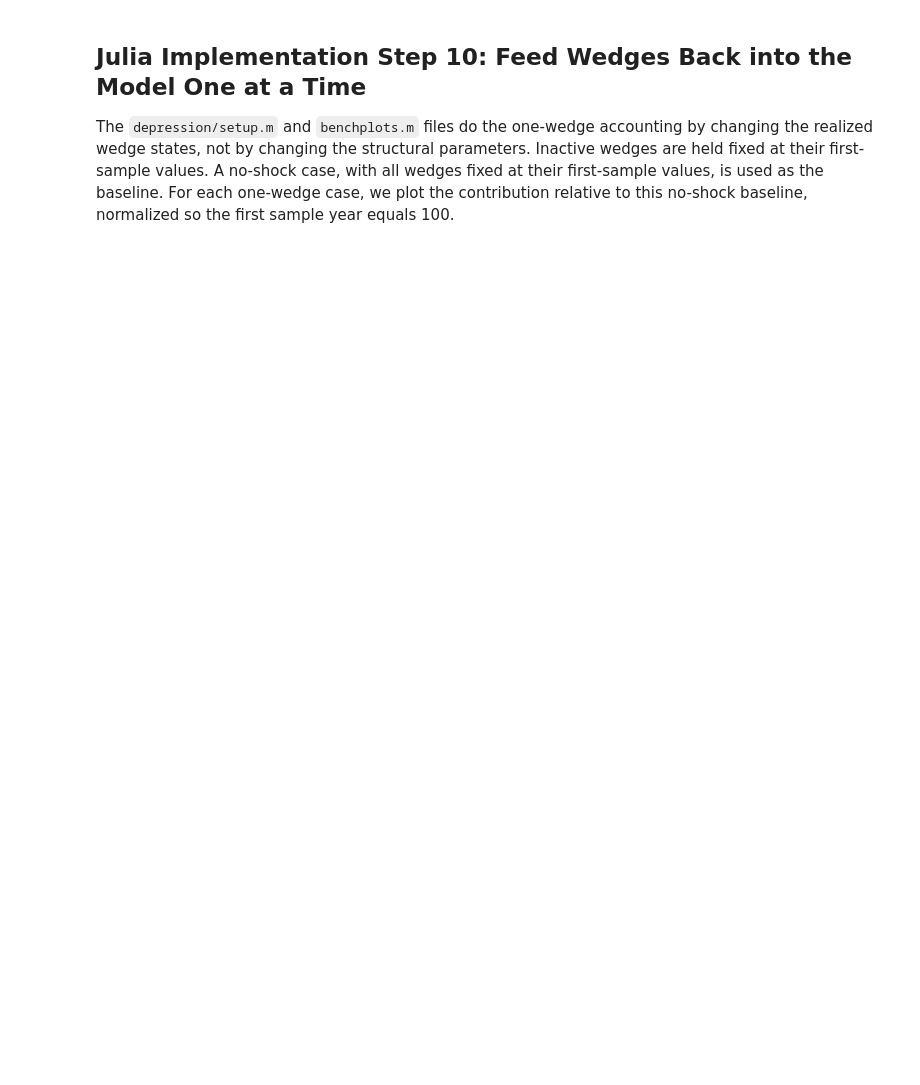
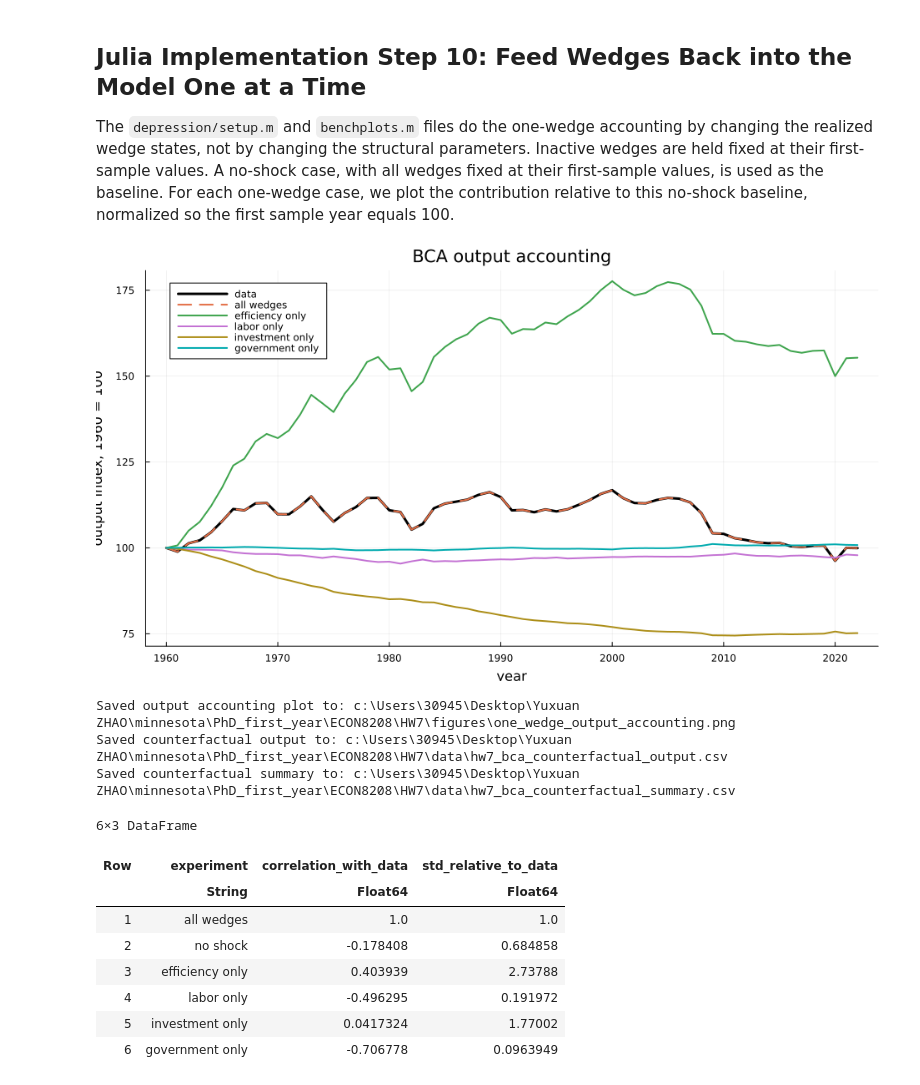
Before and after one commit to YuxuanZhao-Econ/ECON8208, a Jupyter notebook: HW7/HW7.ipynb, the cells around one changed output. Drawn from its saved outputs; the diff is of its cells as text; code cells hidden in the pictures; blank space fills up the shorter version.

Commit message:
version2: quarter data with g_t

```diff
--- a/HW7/HW7.ipynb
+++ b/HW7/HW7.ipynb
@@ -2320,0 +1281,66 @@ subwindow_82
+# %%
+# -------------------------------------------------------
+# Step 10: one-wedge accounting via bca_one_wedge_accounting
+# -------------------------------------------------------
+counterfactual_output, cf_summary, level_series = bca_one_wedge_accounting(
+    ss_hat, wedges, ckm_final_inputs, Yobs, years,
+)
+
+# Unpack for the subwindow plots in the next cell.
+y_data_level = level_series.y_data_level
+y_all_level  = level_series.y_all_level
+y_no_level   = level_series.y_no_level
+y_z_contrib  = level_series.y_z_contrib
+y_h_contrib  = level_series.y_h_contrib
+y_x_contrib  = level_series.y_x_contrib
+y_g_contrib  = level_series.y_g_contrib
+
+# --- Plot: full-sample one-wedge accounting ---
+p_output = plot(years, counterfactual_output.data_index, label = "data", linewidth = 3, color = :black)
+plot!(p_output, years, counterfactual_output.all_wedges_index,      label = "all wedges",       linewidth = 2, linestyle = :dash)
+plot!(p_output, years, counterfactual_output.efficiency_only_index, label = "efficiency only",  linewidth = 2)
+plot!(p_output, years, counterfactual_output.labor_only_index,      label = "labor only",       linewidth = 2)
+plot!(p_output, years, counterfactual_output.investment_only_index, label = "investment only",  linewidth = 2)
+plot!(p_output, years, counterfactual_output.government_only_index, label = "government only",  linewidth = 2)
+plot!(p_output, title = "BCA output accounting", ylabel = "output index, 1960 = 100",
+      xlabel = "year", size = (950, 520))
+
+output_plot_file = joinpath(fig_dir, "one_wedge_output_accounting.png")
+savefig(p_output, output_plot_file)
+println("Saved output accounting plot to: ", output_plot_file)
+display(p_output)
+
+# --- CSV exports ---
+cf_output_file = joinpath(data_dir, "hw7_bca_counterfactual_output.csv")
+open(cf_output_file, "w") do io
+    println(io, "year,data_index,all_wedges_index,no_shock_index,efficiency_only_index,labor_only_index,investment_only_index,government_only_index,data_log_deviation,all_wedges_log_deviation,no_shock_log_deviation,efficiency_only_log_deviation,labor_only_log_deviation,investment_only_log_deviation,government_only_log_deviation")
+    for row in tools.eachrow(counterfactual_output)
+        println(io, "$(row.year),$(row.data_index),$(row.all_wedges_index),$(row.no_shock_index),$(row.efficiency_only_index),$(row.labor_only_index),$(row.investment_only_index),$(row.government_only_index),$(row.data_log_deviation),$(row.all_wedges_log_deviation),$(row.no_shock_log_deviation),$(row.efficiency_only_log_deviation),$(row.labor_only_log_deviation),$(row.investment_only_log_deviation),$(row.government_only_log_deviation)")
+    end
+end
+
+cf_summary_file = joinpath(data_dir, "hw7_bca_counterfactual_summary.csv")
+open(cf_summary_file, "w") do io
+    println(io, "experiment,correlation_with_data,std_relative_to_data")
+    for row in tools.eachrow(cf_summary)
+        println(io, "$(row.experiment),$(row.correlation_with_data),$(row.std_relative_to_data)")
+    end
+end
+
+println("Saved counterfactual output to: ", cf_output_file)
+println("Saved counterfactual summary to: ", cf_summary_file)
+cf_summary
+# %% [output]
+[figure, added]
+Saved output accounting plot to: c:\Users\30945\Desktop\Yuxuan ZHAO\minnesota\PhD_first_year\ECON8208\HW7\figures\one_wedge_output_accounting.png
+Saved counterfactual output to: c:\Users\30945\Desktop\Yuxuan ZHAO\minnesota\PhD_first_year\ECON8208\HW7\data\hw7_bca_counterfactual_output.csv
+Saved counterfactual summary to: c:\Users\30945\Desktop\Yuxuan ZHAO\minnesota\PhD_first_year\ECON8208\HW7\data\hw7_bca_counterfactual_summary.csv
+6×3 DataFrame
+| Row | experiment | correlation_with_data | std_relative_to_data |
+|  | String | Float64 | Float64 |
+| 1 | all wedges | 1.0 | 1.0 |
+| 2 | no shock | -0.178408 | 0.684858 |
+| 3 | efficiency only | 0.403939 | 2.73788 |
+| 4 | labor only | -0.496295 | 0.191972 |
+| 5 | investment only | 0.0417324 | 1.77002 |
+| 6 | government only | -0.706778 | 0.0963949 |
```
Also changed, not shown: parts of 28 cells of this notebook, 9 other files.
